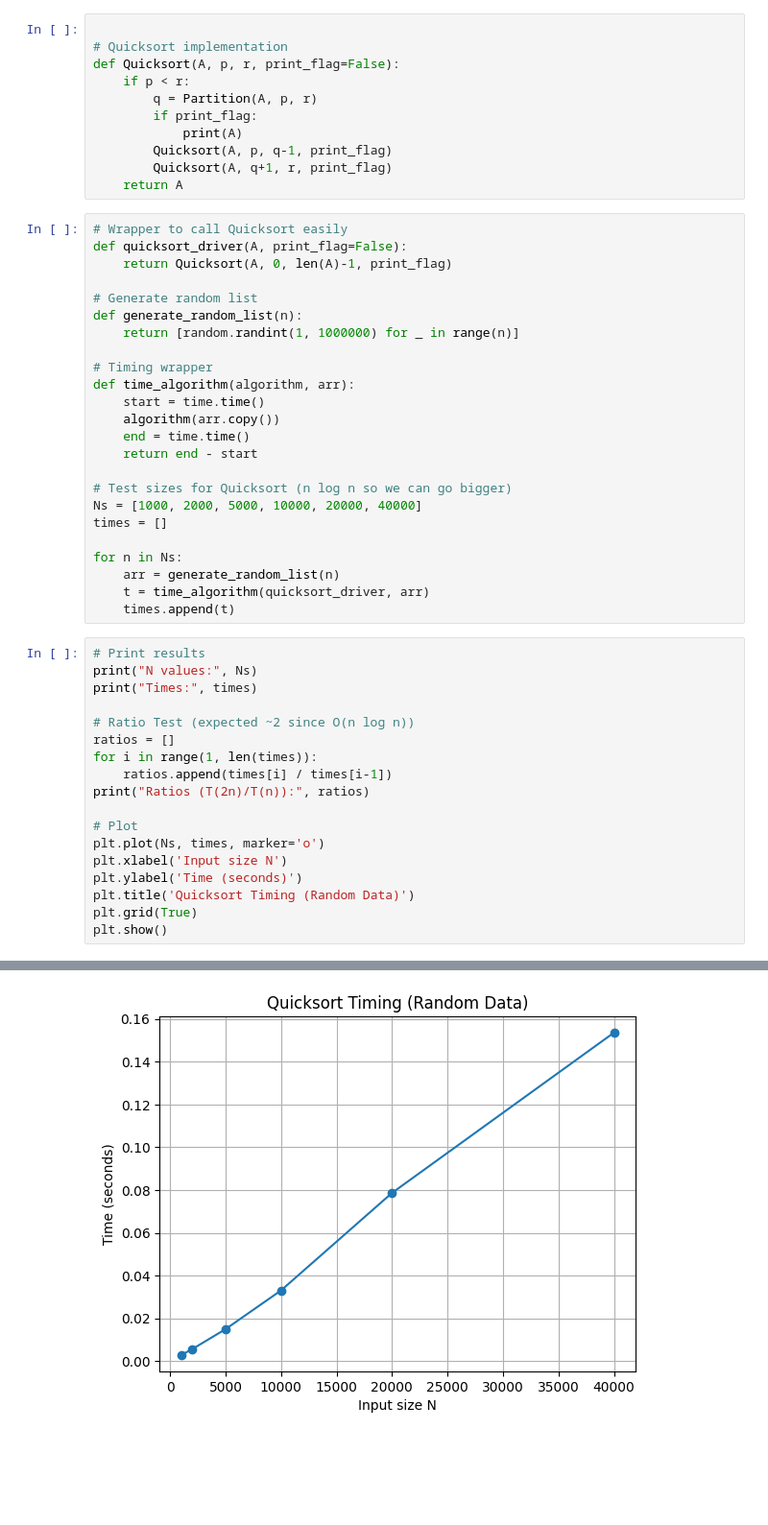
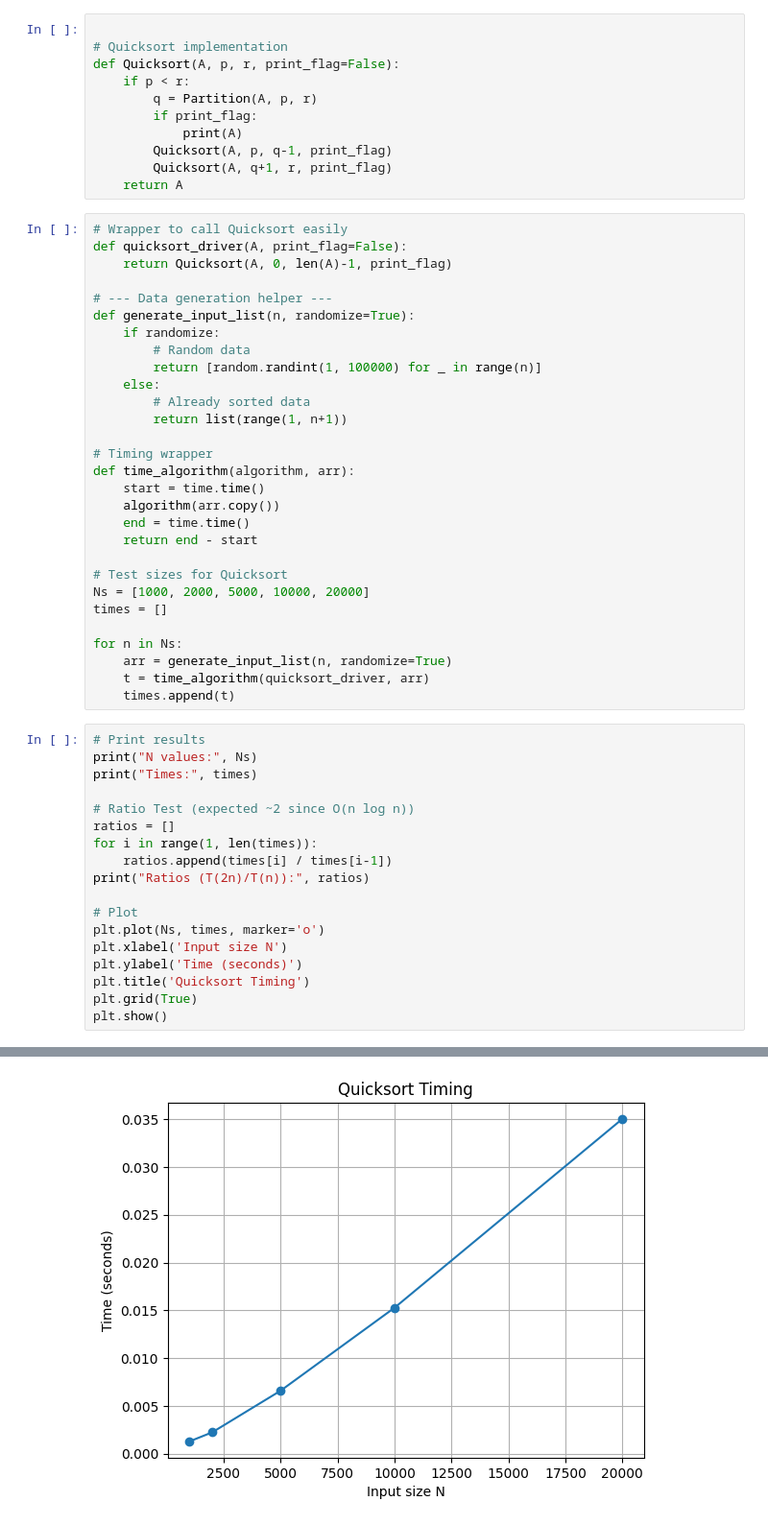
Before and after one commit to AvaCook/cs315, a Jupyter notebook: QuicksortPoCkey_.ipynb, the cells around one changed output, grey strips where cells are left out. Shown: that part at 96% size. Drawn from its saved outputs; the diff is of its cells as text; blank space fills up the shorter version.

```diff
--- a/QuicksortPoCkey_.ipynb
+++ b/QuicksortPoCkey_.ipynb
@@ -37,9 +40,14 @@ def Quicksort(A, p, r, print_flag=False):
 def quicksort_driver(A, print_flag=False):
     return Quicksort(A, 0, len(A)-1, print_flag)
 
-# Generate random list
-def generate_random_list(n):
-    return [random.randint(1, 1000000) for _ in range(n)]
+# --- Data generation helper ---
+def generate_input_list(n, randomize=True):
+    if randomize:
+        # Random data
+        return [random.randint(1, 100000) for _ in range(n)]
+    else:
+        # Already sorted data
+        return list(range(1, n+1))
 
 # Timing wrapper
 def time_algorithm(algorithm, arr):
@@ -48,12 +56,12 @@ def time_algorithm(algorithm, arr):
     end = time.time()
     return end - start
 
-# Test sizes for Quicksort (n log n so we can go bigger)
-Ns = [1000, 2000, 5000, 10000, 20000, 40000]
+# Test sizes for Quicksort
+Ns = [1000, 2000, 5000, 10000, 20000]
 times = []
 
 for n in Ns:
-    arr = generate_random_list(n)
+    arr = generate_input_list(n, randomize=True)
     t = time_algorithm(quicksort_driver, arr)
     times.append(t)
 # %%
@@ -71,7 +79,7 @@ print("Ratios (T(2n)/T(n)):", ratios)
 plt.plot(Ns, times, marker='o')
 plt.xlabel('Input size N')
 plt.ylabel('Time (seconds)')
-plt.title('Quicksort Timing (Random Data)')
+plt.title('Quicksort Timing')
 plt.grid(True)
 plt.show()
 # %% [output]
@@ -81 +89 @@ Ratios (T(2n)/T(n)): [1.9642323651452283, 2.656681735603532, 2.2074553521731524,
-[figure, old version]
+[figure, new version]
```
Also changed, not shown: parts of 4 cells of this notebook.
